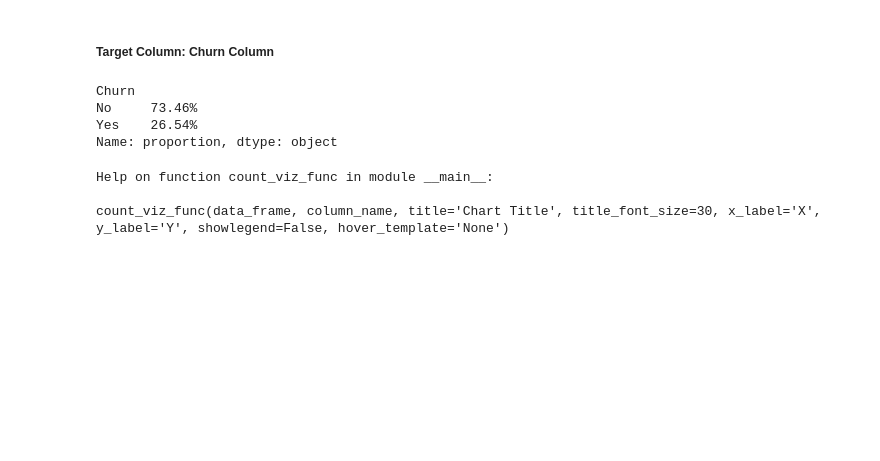
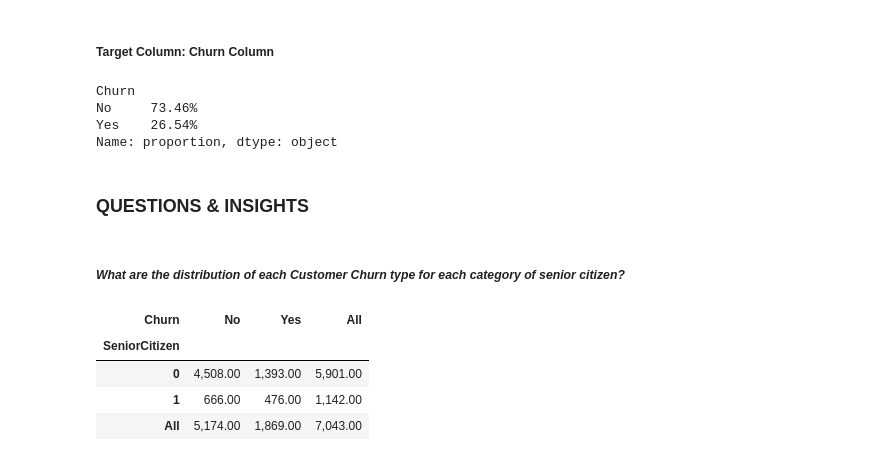
Before and after one commit to arduinto/TelcoChurnForecasting, a Jupyter notebook: TelcoChurn.ipynb, the cells around one changed output. Cells and saved outputs as stored; diff of their text form; code cells hidden in the pictures; blank space fills up the shorter version.

```diff
--- a/TelcoChurn.ipynb
+++ b/TelcoChurn.ipynb
@@ -624,9 +624,24 @@ fig.update_traces(
     marker = dict(line= dict(color='grey', width= 2))
 )
 iplot(fig)
-# %%
-help(count_viz_func)
-# %% [output]
-Help on function count_viz_func in module __main__:
-
-count_viz_func(data_frame, column_name, title='Chart Title', title_font_size=30, x_label='X', y_label='Y', showlegend=False, hover_template='None')
+# %% [markdown]
+### __QUESTIONS & INSIGHTS__
+# %% [markdown]
+##### _**What are the distribution of each Customer Churn type for each category of senior citizen?**_
+# %%
+# as numbers
+groupped = df.pivot_table(
+    index= 'SeniorCitizen',
+    columns= 'Churn',
+    values= 'gender',
+    aggfunc= 'count',
+    margins= True
+).astype(float)
+
+groupped
+# %% [output]
+| Churn | No | Yes | All |
+| SeniorCitizen |  |  |  |
+| 0 | 4,508.00 | 1,393.00 | 5,901.00 |
+| 1 | 666.00 | 476.00 | 1,142.00 |
+| All | 5,174.00 | 1,869.00 | 7,043.00 |
```
Also changed, not shown: parts of 16 cells of this notebook.
